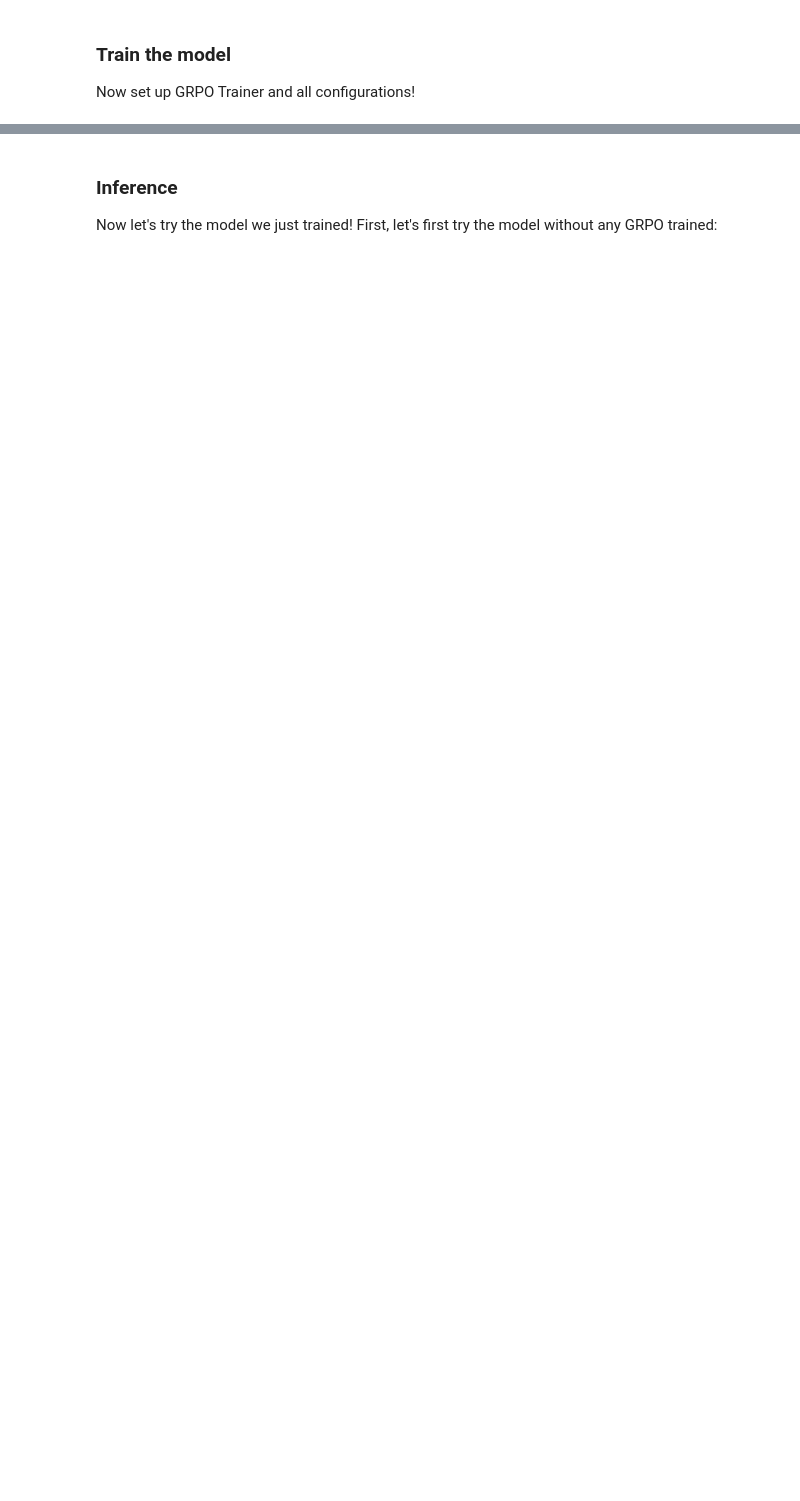
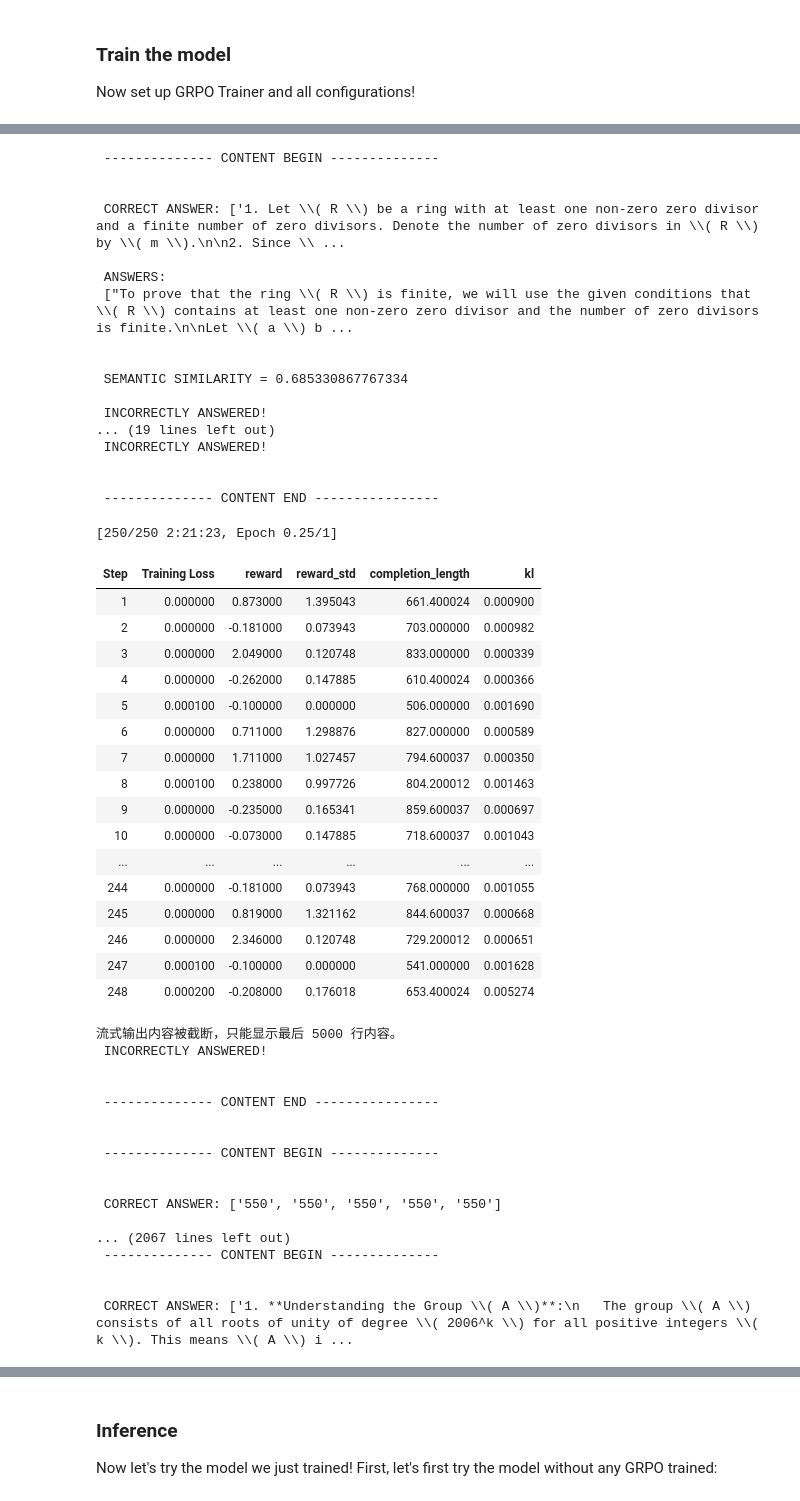
Before and after one commit to rogerwzeng/BigDataSystems, a Jupyter notebook: GRPO_with_s1_TPO.ipynb, the cells around one changed output, grey strips where cells are left out. Drawn from its saved outputs; the diff is of its cells as text; code cells hidden in the pictures; blank space fills up the shorter version.

```diff
--- a/GRPO_with_s1_TPO.ipynb
+++ b/GRPO_with_s1_TPO.ipynb
@@ -50,7 +56,8 @@ model, tokenizer = FastLanguageModel.from_pretrained(
     load_in_4bit = True, # False for LoRA 16bit
     fast_inference = True, # Enable vLLM fast inference
     max_lora_rank = lora_rank,
-    gpu_memory_utilization = 0.6, # Reduce if out of memory
+    gpu_memory_utilization = 0.75, # Reduce if out of memory
+    chat_template = "\n<|im_start|>system\n{system_prompt}\n<|im_end|>\n<|im_start|>user\n{prompt}\n<|im_end|>\n<|im_start|>assistant\n",
 )
 
 model = FastLanguageModel.get_peft_model(
@@ -195,13 +309,14 @@ training_args = GRPOConfig(
     fp16 = not is_bfloat16_supported(),
     per_device_train_batch_size = 1,
     gradient_accumulation_steps = 1, # Increase to 4 for smoother training
-    num_generations = 6, # Decrease if out of memory
-    max_prompt_length = 256,
-    max_completion_length = 200,
+    num_generations = 5, # num of samples generated per training step. Decrease if out of memory
+    max_prompt_length = 512,
+    max_completion_length = 1024,
     num_train_epochs = 3, # Set to 1 for a full training run
-    max_steps = 200,
-    save_steps = 200,
+    max_steps = 250,
+    save_steps = 250,
     max_grad_norm = 0.1, # gradient clipping
     report_to = "wandb", # Can use Weights & Biases
     output_dir = "outputs",
+    run_name = "GRPO-s1-TPO-Qwen2.5-7B",
 )
@@ -224,10 +335,11 @@ with wandb.init(project="GRPO_s1", config=training_args.to_dict()):
           xmlcount_reward_func,
           soft_format_reward_func,
           strict_format_reward_func,
-          int_reward_func,
+          #int_reward_func,
           correctness_reward_func,
       ],
       args = training_args,
       train_dataset = dataset,
   )
   trainer.train()
+# %% [output]
@@ -233,0 +356,52 @@ with wandb.init(project="GRPO_s1", config=training_args.to_dict()):
+ -------------- CONTENT BEGIN --------------
+
+
+ CORRECT ANSWER: ['1. Let \\( R \\) be a ring with at least one non-zero zero divisor and a finite number of zero divisors. Denote the number of zero divisors in \\( R \\) by \\( m \\).\n\n2. Since \\ ...
+
+ ANSWERS:
+ ["To prove that the ring \\( R \\) is finite, we will use the given conditions that \\( R \\) contains at least one non-zero zero divisor and the number of zero divisors is finite.\n\nLet \\( a \\) b ...
+
+
+ SEMANTIC SIMILARITY = 0.685330867767334
+
+ INCORRECTLY ANSWERED!
+... (19 lines left out)
+ INCORRECTLY ANSWERED!
+
+
+ -------------- CONTENT END ----------------
+[250/250 2:21:23, Epoch 0.25/1]
+| Step | Training Loss | reward | reward_std | completion_length | kl |
+| 1 | 0.000000 | 0.873000 | 1.395043 | 661.400024 | 0.000900 |
+| 2 | 0.000000 | -0.181000 | 0.073943 | 703.000000 | 0.000982 |
+| 3 | 0.000000 | 2.049000 | 0.120748 | 833.000000 | 0.000339 |
+| 4 | 0.000000 | -0.262000 | 0.147885 | 610.400024 | 0.000366 |
+| 5 | 0.000100 | -0.100000 | 0.000000 | 506.000000 | 0.001690 |
+| 6 | 0.000000 | 0.711000 | 1.298876 | 827.000000 | 0.000589 |
+| 7 | 0.000000 | 1.711000 | 1.027457 | 794.600037 | 0.000350 |
+| 8 | 0.000100 | 0.238000 | 0.997726 | 804.200012 | 0.001463 |
+| 9 | 0.000000 | -0.235000 | 0.165341 | 859.600037 | 0.000697 |
+| 10 | 0.000000 | -0.073000 | 0.147885 | 718.600037 | 0.001043 |
+| ... | ... | ... | ... | ... | ... |
+| 244 | 0.000000 | -0.181000 | 0.073943 | 768.000000 | 0.001055 |
+| 245 | 0.000000 | 0.819000 | 1.321162 | 844.600037 | 0.000668 |
+| 246 | 0.000000 | 2.346000 | 0.120748 | 729.200012 | 0.000651 |
+| 247 | 0.000100 | -0.100000 | 0.000000 | 541.000000 | 0.001628 |
+| 248 | 0.000200 | -0.208000 | 0.176018 | 653.400024 | 0.005274 |
+流式输出内容被截断，只能显示最后 5000 行内容。
+ INCORRECTLY ANSWERED!
+
+
+ -------------- CONTENT END ----------------
+
+
+ -------------- CONTENT BEGIN --------------
+
+
+ CORRECT ANSWER: ['550', '550', '550', '550', '550']
+
+... (2067 lines left out)
+ -------------- CONTENT BEGIN --------------
+
+
+ CORRECT ANSWER: ['1. **Understanding the Group \\( A \\)**:\n   The group \\( A \\) consists of all roots of unity of degree \\( 2006^k \\) for all positive integers \\( k \\). This means \\( A \\) i ...
```
Also changed, not shown: parts of 15 cells of this notebook.
